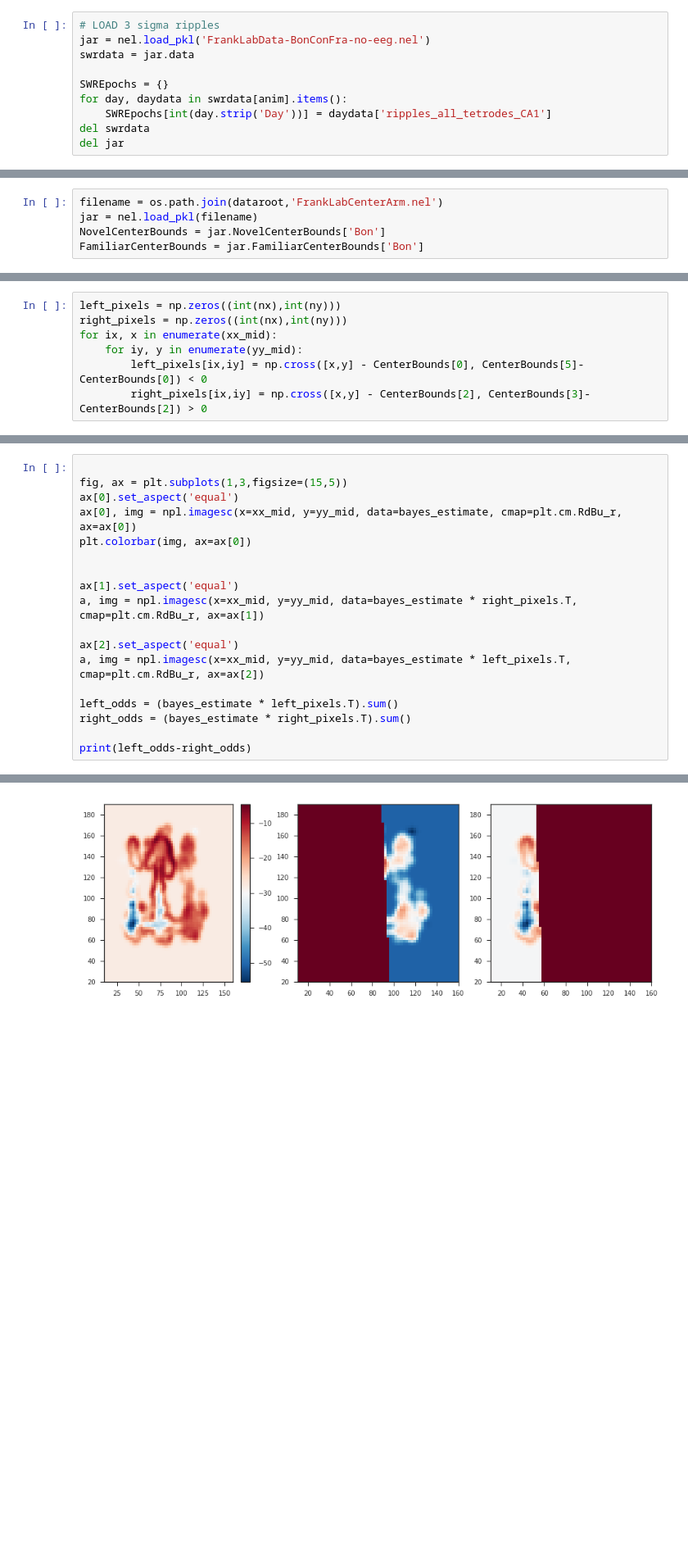
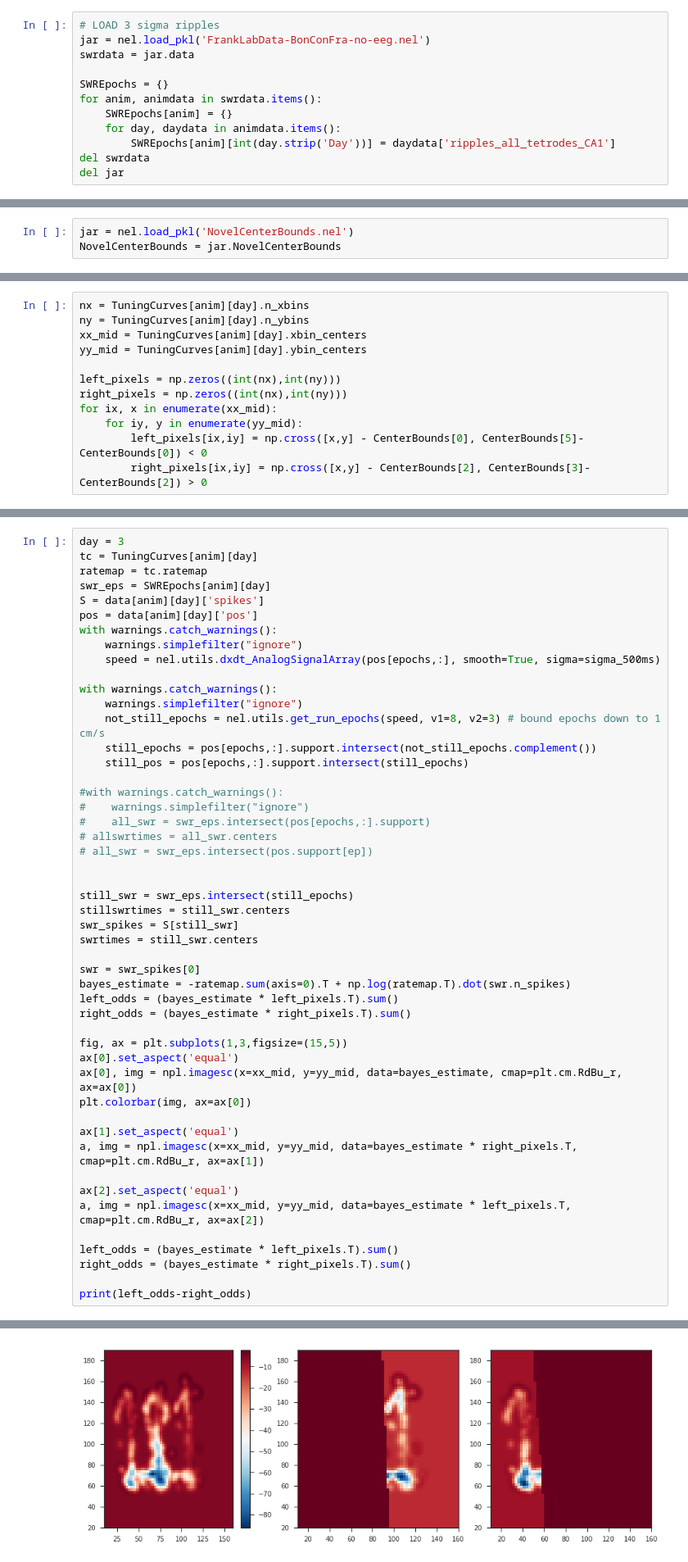
Before and after one commit to ckemere/RippleStickiness, a Jupyter notebook: Ripple-Bias.ipynb, the cells around one changed output, grey strips where cells are left out. Shown at 82% size. Cells and saved outputs as stored; diff of their text form; blank space fills up the shorter version.

Commit message:
Updated Ripple-Bias to a form that is working

```diff
--- a/Ripple-Bias.ipynb
+++ b/Ripple-Bias.ipynb
@@ -108,8 +222,10 @@ jar = nel.load_pkl('FrankLabData-BonConFra-no-eeg.nel')
 swrdata = jar.data
 
 SWREpochs = {}
-for day, daydata in swrdata[anim].items():
-    SWREpochs[int(day.strip('Day'))] = daydata['ripples_all_tetrodes_CA1']
+for anim, animdata in swrdata.items():
+    SWREpochs[anim] = {}
+    for day, daydata in animdata.items():
+        SWREpochs[anim][int(day.strip('Day'))] = daydata['ripples_all_tetrodes_CA1']
 del swrdata
 del jar
 # %% [markdown]
@@ -116,0 +267,3 @@ del jar
+# %%
+jar = nel.load_pkl('NovelCenterBounds.nel')
+NovelCenterBounds = jar.NovelCenterBounds
@@ -150,5 +397,0 @@ ax.plot(xspks, yspks, 'o', color=npl.colors.sweet.blue, alpha=0.5)
-# %%
-filename = os.path.join(dataroot,'FrankLabCenterArm.nel')
-jar = nel.load_pkl(filename)
-NovelCenterBounds = jar.NovelCenterBounds['Bon']
-FamiliarCenterBounds = jar.FamiliarCenterBounds['Bon']
@@ -468,4 +545,9 @@ array([ 60.])
 # %%
+nx = TuningCurves[anim][day].n_xbins
+ny = TuningCurves[anim][day].n_ybins
+xx_mid = TuningCurves[anim][day].xbin_centers
+yy_mid = TuningCurves[anim][day].ybin_centers
+
 left_pixels = np.zeros((int(nx),int(ny)))
 right_pixels = np.zeros((int(nx),int(ny)))
 for ix, x in enumerate(xx_mid):
@@ -481,10 +563,41 @@ ax, img = npl.imagesc(x=xx_mid, y=yy_mid, data=left_pixels.T, cmap=plt.cm.Spectr
 # %%
+day = 3
+tc = TuningCurves[anim][day]
+ratemap = tc.ratemap
+swr_eps = SWREpochs[anim][day]
+S = data[anim][day]['spikes']
+pos = data[anim][day]['pos']
+with warnings.catch_warnings():
+    warnings.simplefilter("ignore")
+    speed = nel.utils.dxdt_AnalogSignalArray(pos[epochs,:], smooth=True, sigma=sigma_500ms)
+
+with warnings.catch_warnings():
+    warnings.simplefilter("ignore")
+    not_still_epochs = nel.utils.get_run_epochs(speed, v1=8, v2=3) # bound epochs down to 1 cm/s
+    still_epochs = pos[epochs,:].support.intersect(not_still_epochs.complement())
+    still_pos = pos[epochs,:].support.intersect(still_epochs)
+
+#with warnings.catch_warnings():
+#    warnings.simplefilter("ignore")
+#    all_swr = swr_eps.intersect(pos[epochs,:].support)
+# allswrtimes = all_swr.centers
+# all_swr = swr_eps.intersect(pos.support[ep])
+
+
+still_swr = swr_eps.intersect(still_epochs)
+stillswrtimes = still_swr.centers
+swr_spikes = S[still_swr]
+swrtimes = still_swr.centers
+
+swr = swr_spikes[0]
+bayes_estimate = -ratemap.sum(axis=0).T + np.log(ratemap.T).dot(swr.n_spikes)
+left_odds = (bayes_estimate * left_pixels.T).sum()
+right_odds = (bayes_estimate * right_pixels.T).sum()
 
 fig, ax = plt.subplots(1,3,figsize=(15,5))
 ax[0].set_aspect('equal')
 ax[0], img = npl.imagesc(x=xx_mid, y=yy_mid, data=bayes_estimate, cmap=plt.cm.RdBu_r, ax=ax[0])
 plt.colorbar(img, ax=ax[0])
-
 
 ax[1].set_aspect('equal')
 a, img = npl.imagesc(x=xx_mid, y=yy_mid, data=bayes_estimate * right_pixels.T, cmap=plt.cm.RdBu_r, ax=ax[1])
@@ -501 +614 @@ print(left_odds-right_odds)
-[figure, old version]
+[figure, new version]
```
Also changed, not shown: parts of 40 cells of this notebook, 1 other file.
